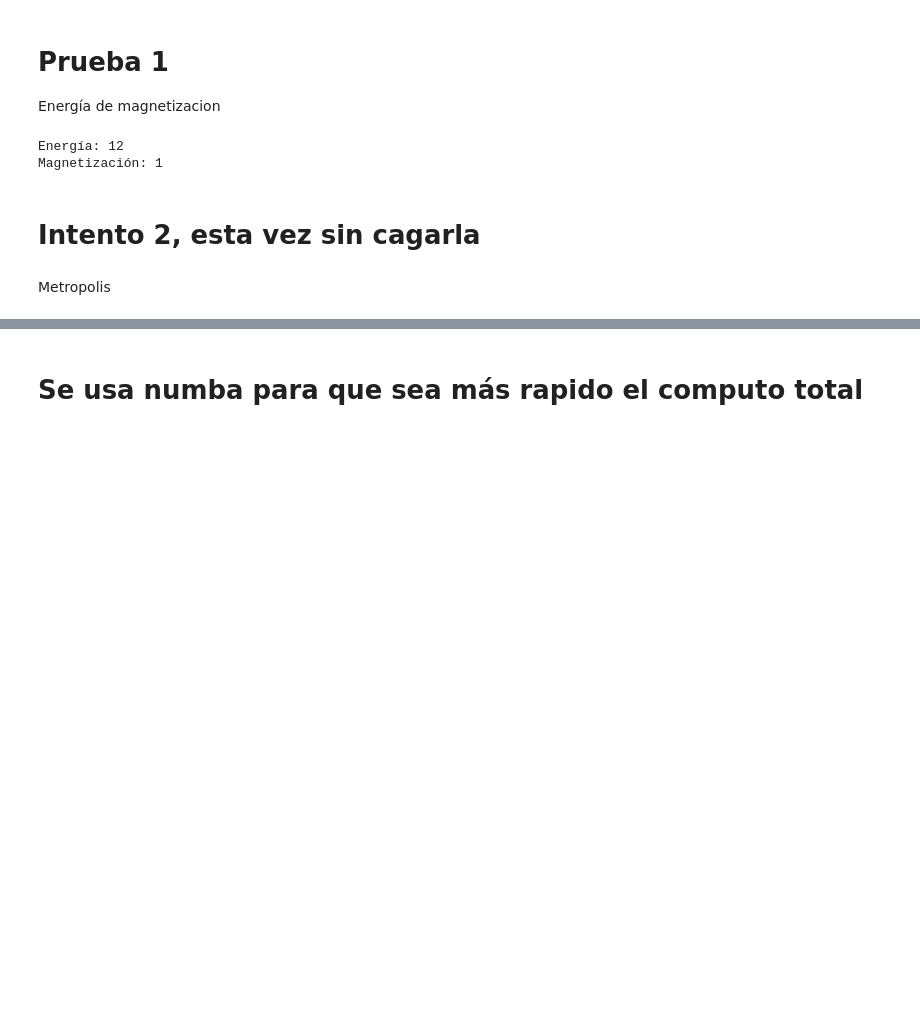
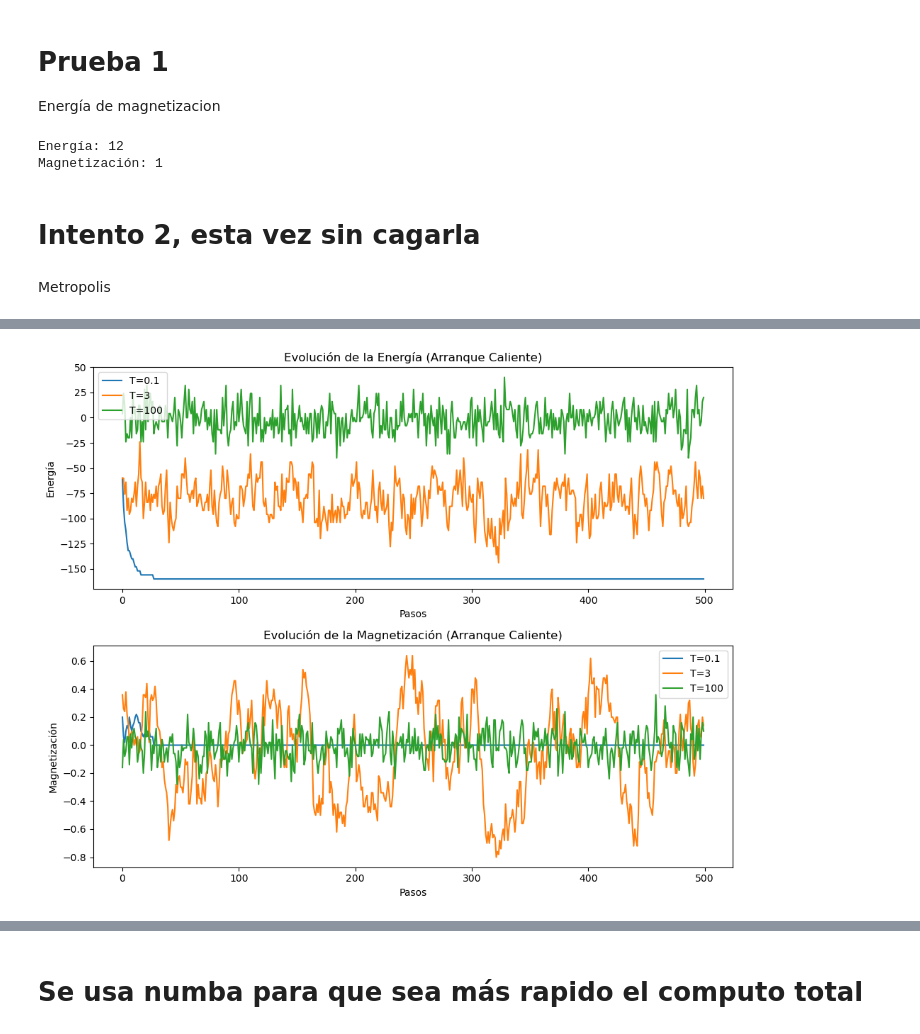
Before and after one commit to Alejandroe0/Computacional, a Jupyter notebook: ModeloDeIsing.ipynb, the cells around one changed output, grey strips where cells are left out. Drawn from its saved outputs; the diff is of its cells as text; code cells hidden in the pictures; blank space fills up the shorter version.

```diff
--- a/ModeloDeIsing.ipynb
+++ b/ModeloDeIsing.ipynb
@@ -191,3 +191,57 @@ plt.show()
+# %%
+# Parámetros de la simulación
+L = 10          # Tamaño de la red
+J = 1           # Interacción entre espines
+H = 0           # Campo magnético externo
+temperaturas = [0.1, 3, 100]  # Valores de temperatura
+num_pasos = 500  # Número de pasos de Monte Carlo
+TT = 2**13  # Tiempo de termalización
+
+# Arrays para almacenar la energía y magnetización promedio en cada paso
+energia_promedios = {T: [] for T in temperaturas}
+magnetizacion_promedios = {T: [] for T in temperaturas}
+
+# Simulación para cada temperatura
+for T in temperaturas:
+    beta = 1 / T
+    # Arranque caliente: configuración inicial aleatoria de espines (-1 o +1)
+    config = np.random.choice([-1, 1], size=(L, L))
+    # Arrays temporales para energía y magnetización
+    energia_total = []
+    magnetizacion_total = []
+
+    for paso in range(num_pasos):
+        # Aplicar Metrópolis y calcular energía y magnetización
+        config = metropolis(config, L, J, H, beta)
+        energia_total.append(calcular_energia(config, L, J, H))
+        magnetizacion_total.append(calcular_magnetizacion(config))
+
+    # Almacenar las listas de energía y magnetización en el diccionario
+    energia_promedios[T] = energia_total
+    magnetizacion_promedios[T] = magnetizacion_total
+
+# Gráficas de energía y magnetización en función del tiempo
+fig, axs = plt.subplots(2, 1, figsize=(10, 8))
+for T in temperaturas:
+    pasos = np.arange(num_pasos)
+    axs[0].plot(pasos, energia_promedios[T], label=f'T={T}')
+    axs[1].plot(pasos, magnetizacion_promedios[T], label=f'T={T}')
+
+# Configurar las gráficas
+axs[0].set_title("Evolución de la Energía (Arranque Caliente)")
+axs[0].set_xlabel("Pasos")
+axs[0].set_ylabel("Energía")
+axs[0].legend()
+
+axs[1].set_title("Evolución de la Magnetización (Arranque Caliente)")
+axs[1].set_xlabel("Pasos")
+axs[1].set_ylabel("Magnetización")
+axs[1].legend()
+
+plt.tight_layout()
+plt.show()
+# %% [output]
+[figure, added]
 # %%
 # Parámetros globales
 L = 20  # Tamaño de la red
```
Also changed, not shown: parts of 8 cells of this notebook.
